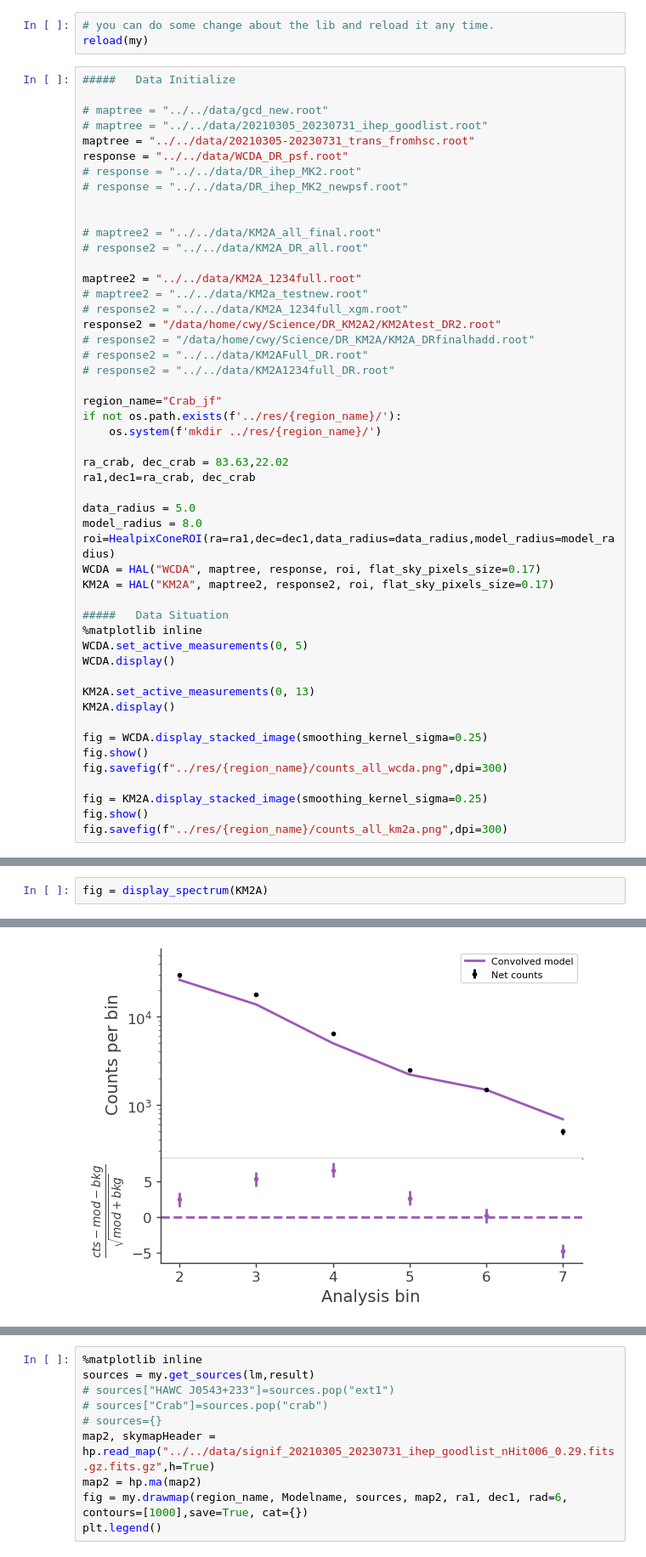
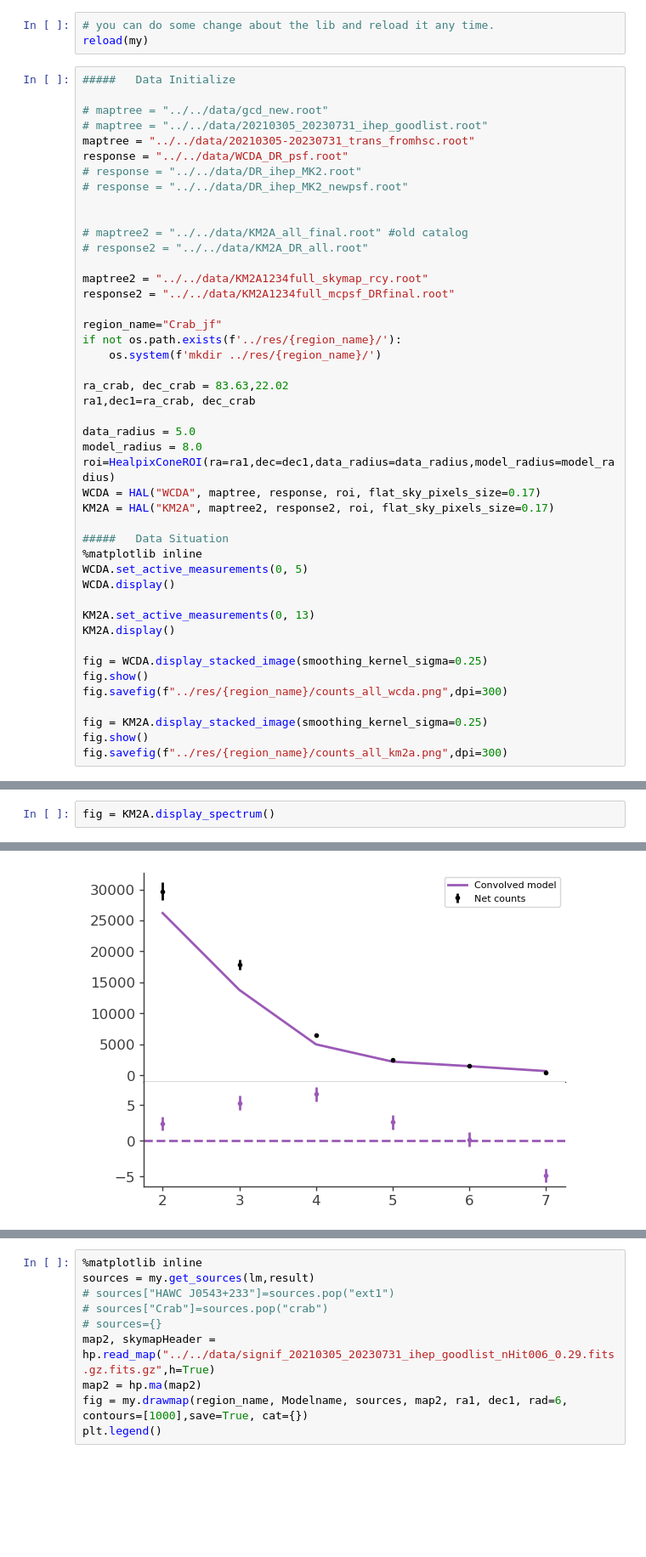
Before and after one commit to xiahouwenyu/3MLWCDA0.91, a Jupyter notebook: Standard/src/3MLnew_Crab_jfit.ipynb, the cells around one changed output, grey strips where cells are left out. Shown at 85% size. Saved outputs shown, nothing was run; the diff lists cells and outputs as text; blank space fills up the shorter version.

```diff
--- a/Standard/src/3MLnew_Crab_jfit.ipynb
+++ b/Standard/src/3MLnew_Crab_jfit.ipynb
@@ -70,16 +50,11 @@ response = "../../data/WCDA_DR_psf.root"
 # response = "../../data/DR_ihep_MK2_newpsf.root"
 
 
-# maptree2 = "../../data/KM2A_all_final.root"
+# maptree2 = "../../data/KM2A_all_final.root" #old catalog
 # response2 = "../../data/KM2A_DR_all.root"
 
-maptree2 = "../../data/KM2A_1234full.root"
-# maptree2 = "../../data/KM2a_testnew.root"
-# response2 = "../../data/KM2A_1234full_xgm.root"
-response2 = "/data/home/cwy/Science/DR_KM2A2/KM2Atest_DR2.root"
-# response2 = "/data/home/cwy/Science/DR_KM2A/KM2A_DRfinalhadd.root"
-# response2 = "../../data/KM2AFull_DR.root"
-# response2 = "../../data/KM2A1234full_DR.root"
+maptree2 = "../../data/KM2A1234full_skymap_rcy.root"
+response2 = "../../data/KM2A1234full_mcpsf_DRfinal.root"
 
 region_name="Crab_jf"
 if not os.path.exists(f'../res/{region_name}/'):
@@ -339,3 +209,3 @@ def display_spectrum(WCDA):
 # %%
-fig = display_spectrum(KM2A)
+fig = KM2A.display_spectrum()
 # %% [output]
@@ -342,2 +213,2 @@ fig = display_spectrum(KM2A)
-[figure, old version]
+[figure, new version]
 # %%
```
Also changed, not shown: parts of 9 cells of this notebook, 49 other files.
